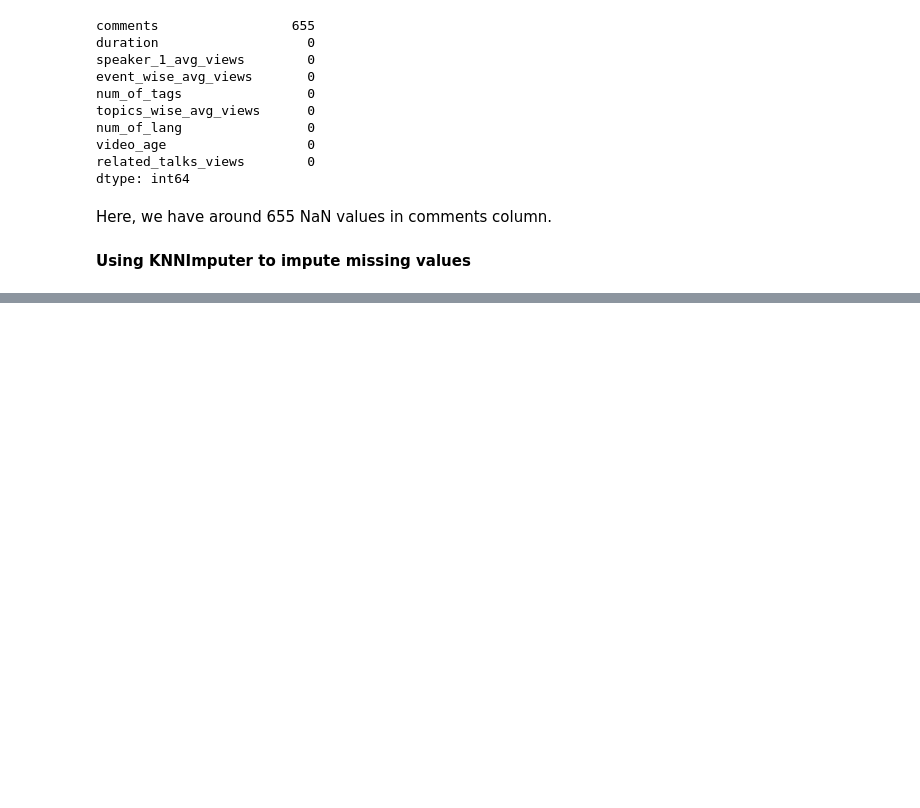
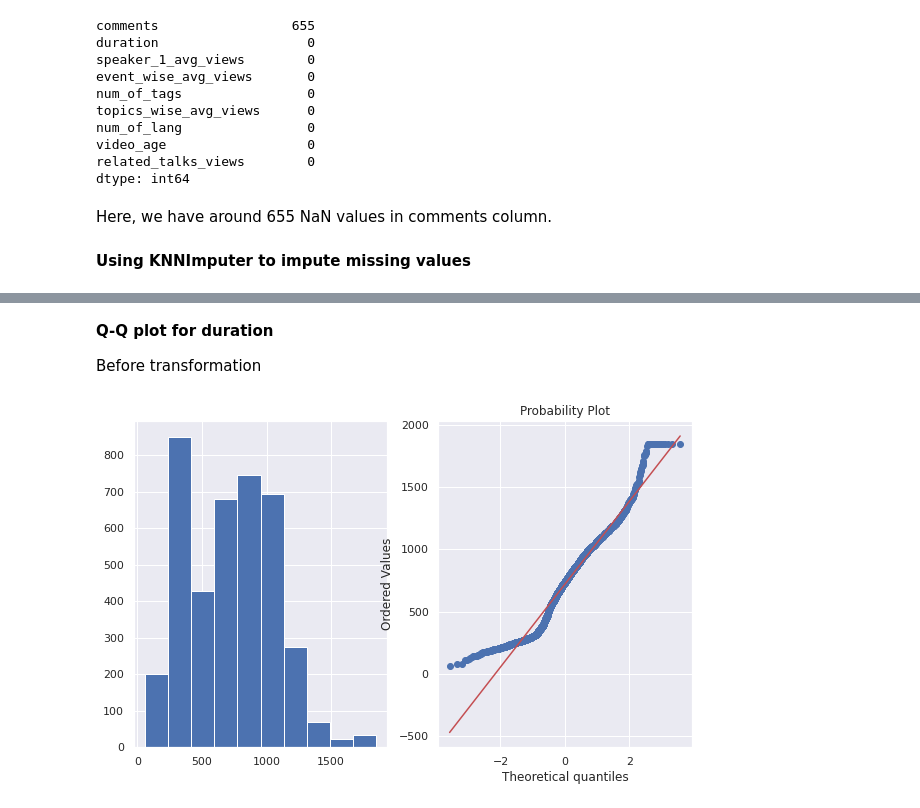
Before and after one commit to adilimam12/Regression-capstone-project2, a Jupyter notebook: TED_Talk_Views_Prediction2_.ipynb, the cells around one changed output, grey strips where cells are left out. Saved outputs shown, nothing was run; the diff lists cells and outputs as text; code cells hidden in the pictures; blank space fills up the shorter version.

```diff
--- a/TED_Talk_Views_Prediction2_.ipynb
+++ b/TED_Talk_Views_Prediction2_.ipynb
@@ -1047,0 +1112,9 @@ outlier_df=['duration','comments','speaker_1_avg_views','event_wise_avg_views']
+# %% [markdown]
+**Q-Q plot for duration**
+
+
+Before transformation
+# %%
+plot_data(tedtalk_df,'duration')
+# %% [output]
+[figure, added]
```
Also changed, not shown: parts of 61 cells of this notebook.
